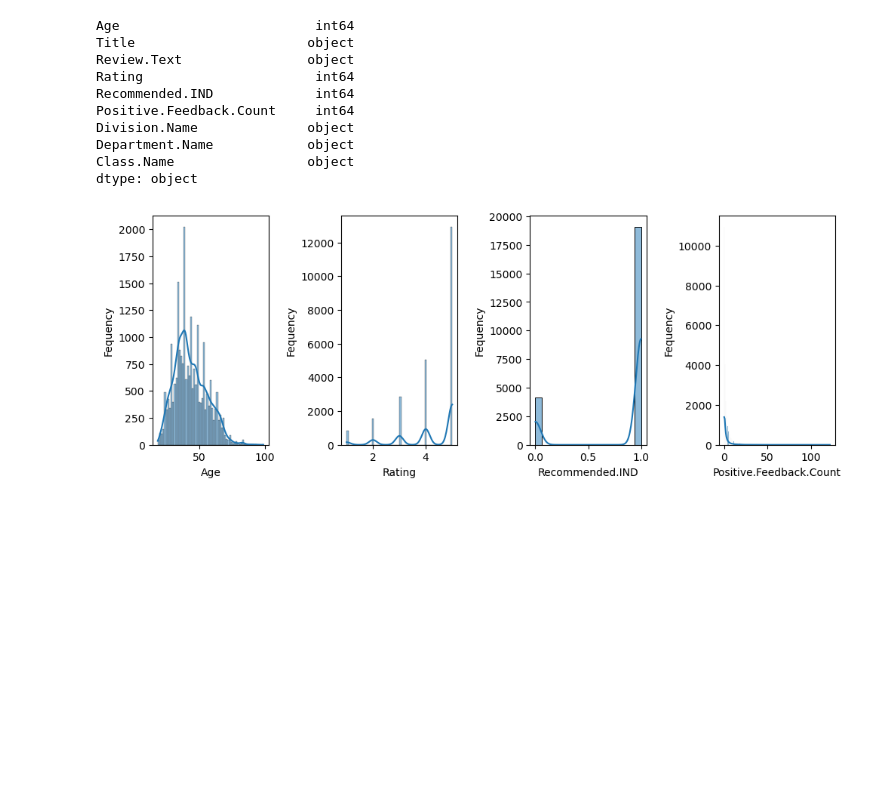
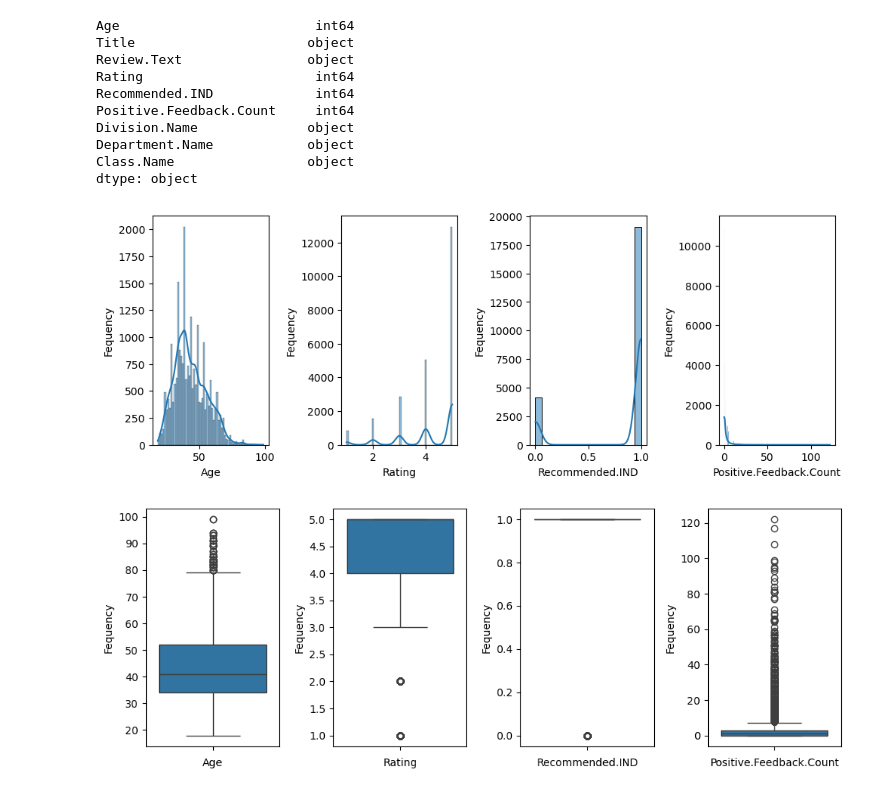
Before and after one commit to MaukanMir/Women-Ecommerce-Analysis, a Jupyter notebook: training.ipynb, the cells around one changed output. Saved outputs shown, nothing was run; the diff lists cells and outputs as text; code cells hidden in the pictures; blank space fills up the shorter version.

Commit message:
added new visuals

```diff
--- a/training.ipynb
+++ b/training.ipynb
@@ -151,6 +151,8 @@ dtype: object
 # %%
 numerical_features = df.select_dtypes(include="int64")
 
 view_dist(numerical_features, "hist")
+view_dist(numerical_features, "box")
 # %% [output]
 [figure]
+[figure, added]
```
